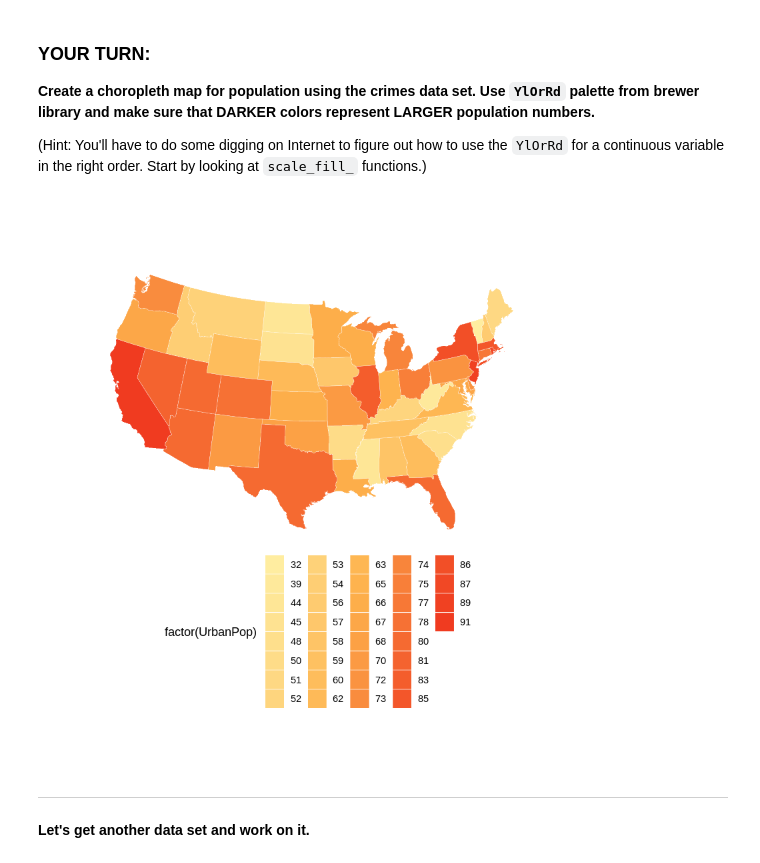
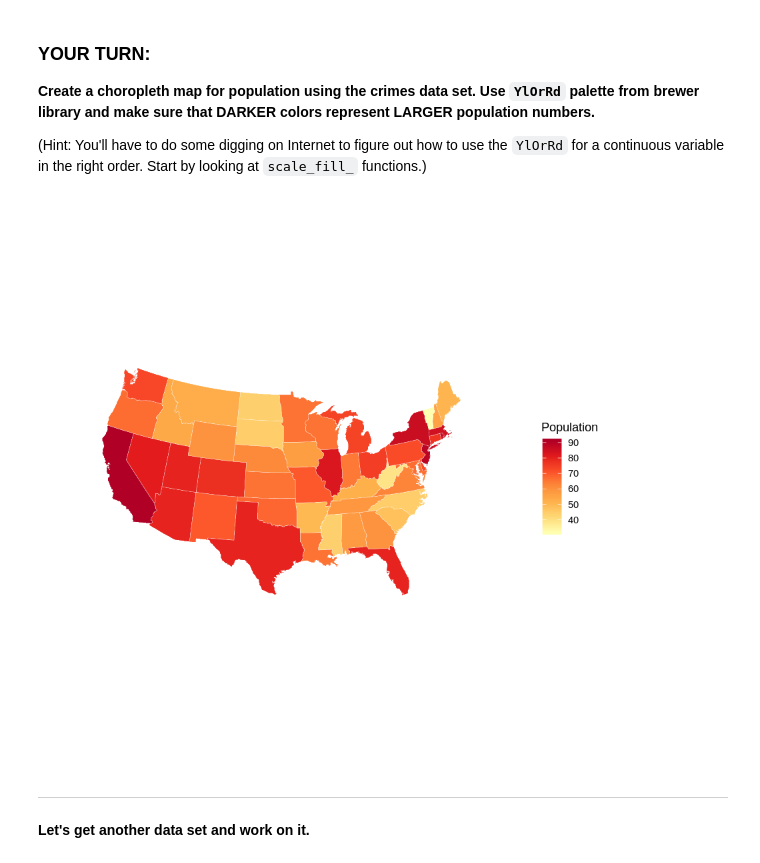
Before and after one commit to SteeltownRiot/DSA, a Jupyter notebook: DSA-7040 Big Data Visualization/Module 6 - Spatial Visualization/L6_Choropleth_Practice.ipynb, the cells around one changed output. Drawn from its saved outputs; the diff is of its cells as text; code cells hidden in the pictures.

```diff
--- a/DSA-7040 Big Data Visualization/Module 6 - Spatial Visualization/L6_Choropleth_Practice.ipynb
+++ b/DSA-7040 Big Data Visualization/Module 6 - Spatial Visualization/L6_Choropleth_Practice.ipynb
@@ -172,20 +172,23 @@ theme_void()
 # %%
 #< YOUR CODE HERE >
 library(RColorBrewer)
 colourCount = length(unique(crimes$UrbanPop))
 
-ggplot(data = crimes, aes(fill = factor(UrbanPop))) +
+ggplot(data = crimes, aes(fill = UrbanPop), color = "YlOrRd") +
 geom_map(map = states_map, aes(map_id = state), color = "white", size = 0.1) +
 expand_limits(x = states_map$long, y = states_map$lat) +
 coord_map("polyconic") +
 #scale_colour_brewer(palette = "YlOrRd", direction = -1)
 #scale_fill_gradientn(colors = rev(brewer.pal(3, "YlOrRd")))
 #scale_fill_manual(values = rev(brewer.pal(3, "YlOrRd")))
-scale_fill_manual(values = colorRampPalette(brewer.pal(3, "YlOrRd"))(colourCount)) +
+#scale_fill_manual(values = colorRampPalette(brewer.pal(3, "YlOrRd"))(colourCount)) +
+#scale_fill_continuous(palette = "YlOrRd", trans = "reverse") +
+scale_fill_distiller(name = "Population", palette = "YlOrRd", direction = 1) +
+
 theme_void() +
-theme(legend.position = "bottom")
+theme(legend.title.align = 1)
 # %% [output]
-[figure, old version]
+[figure, new version]
 # %% [markdown]
 ---
 
```
Also changed, not shown: parts of 1 cell of this notebook, 1 other file.
